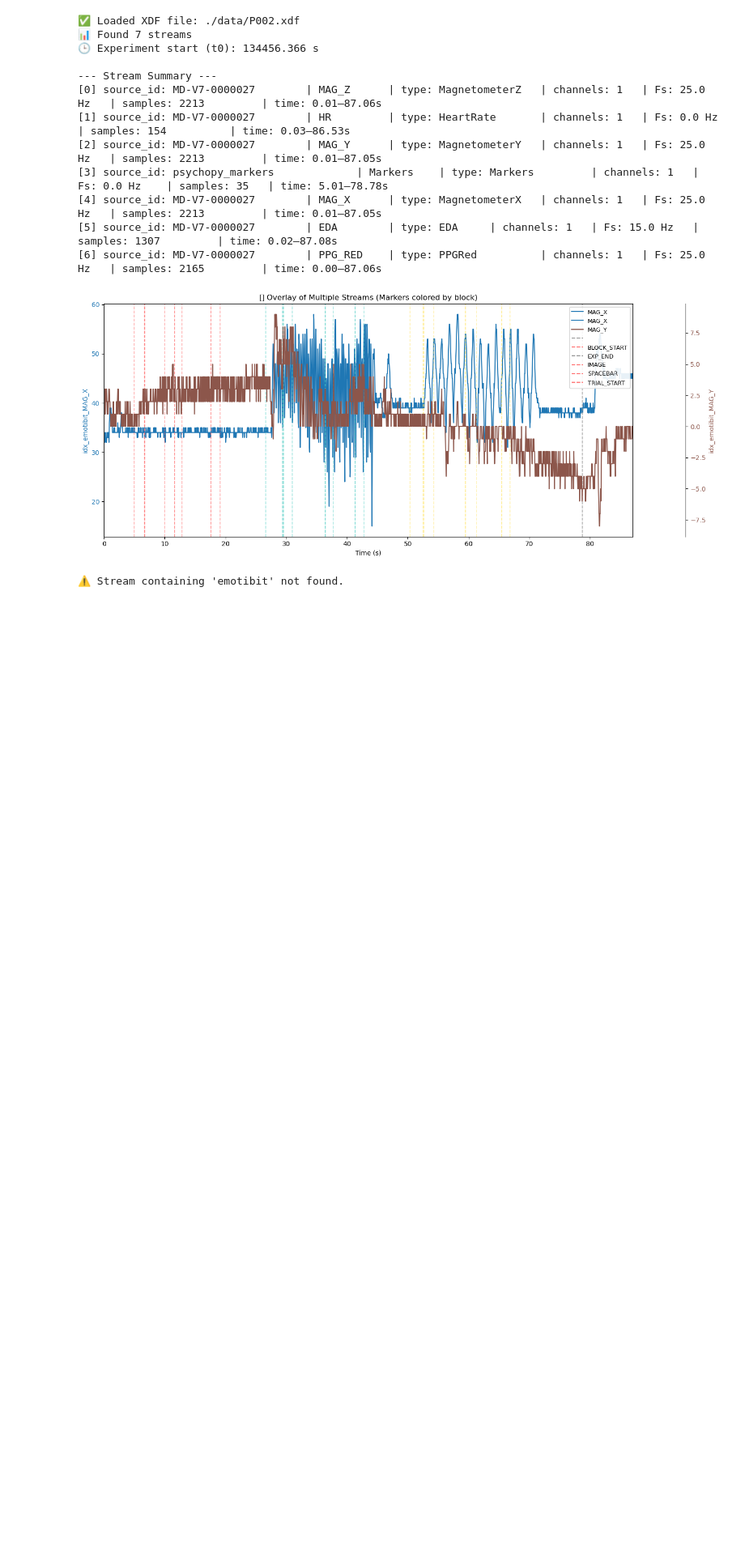
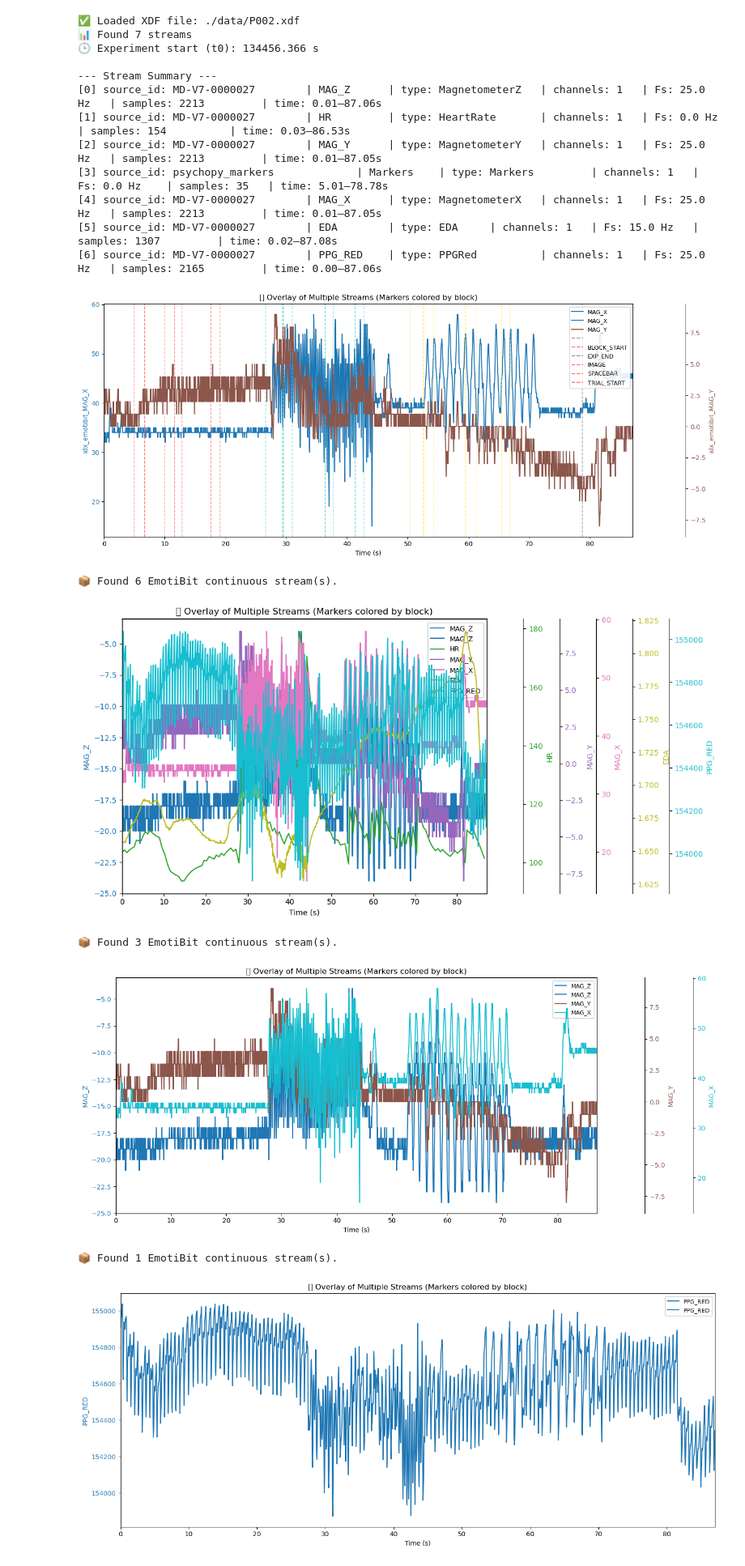
Before and after one commit to mindhiveproject/evs-experimentalSoftware, a Jupyter notebook: LabRecorder_Viewer.ipynb, the cells around one changed output. Shown at 81% size. Drawn from its saved outputs; the diff is of its cells as text; code cells hidden in the pictures; blank space fills up the shorter version.

Commit message:
handle multiple strem and markers in graph (+ saved)

```diff
--- a/LabRecorder_Viewer.ipynb
+++ b/LabRecorder_Viewer.ipynb
@@ -289,4 +312,16 @@ explorer.plot_markers(1)
-# %%
-explorer.plot_emotibit_all()
-# %% [output]
-⚠️ Stream containing 'emotibit' not found.
+# %%
+# All EmotiBit streams
+explorer.plot_emotibit_all()
+
+# Only those containing "MAG" (e.g., MAG_X, MAG_Y, MAG_Z)
+explorer.plot_emotibit_all(subset="MAG")
+
+# First 30 seconds of TEMP, PPG, etc.
+explorer.plot_emotibit_all(subset="PPG", max_duration=100)
+# %% [output]
+📦 Found 6 EmotiBit continuous stream(s).
+[figure, added]
+📦 Found 3 EmotiBit continuous stream(s).
+[figure, added]
+📦 Found 1 EmotiBit continuous stream(s).
+[figure, added]
```
Also changed, not shown: parts of 3 cells of this notebook.
